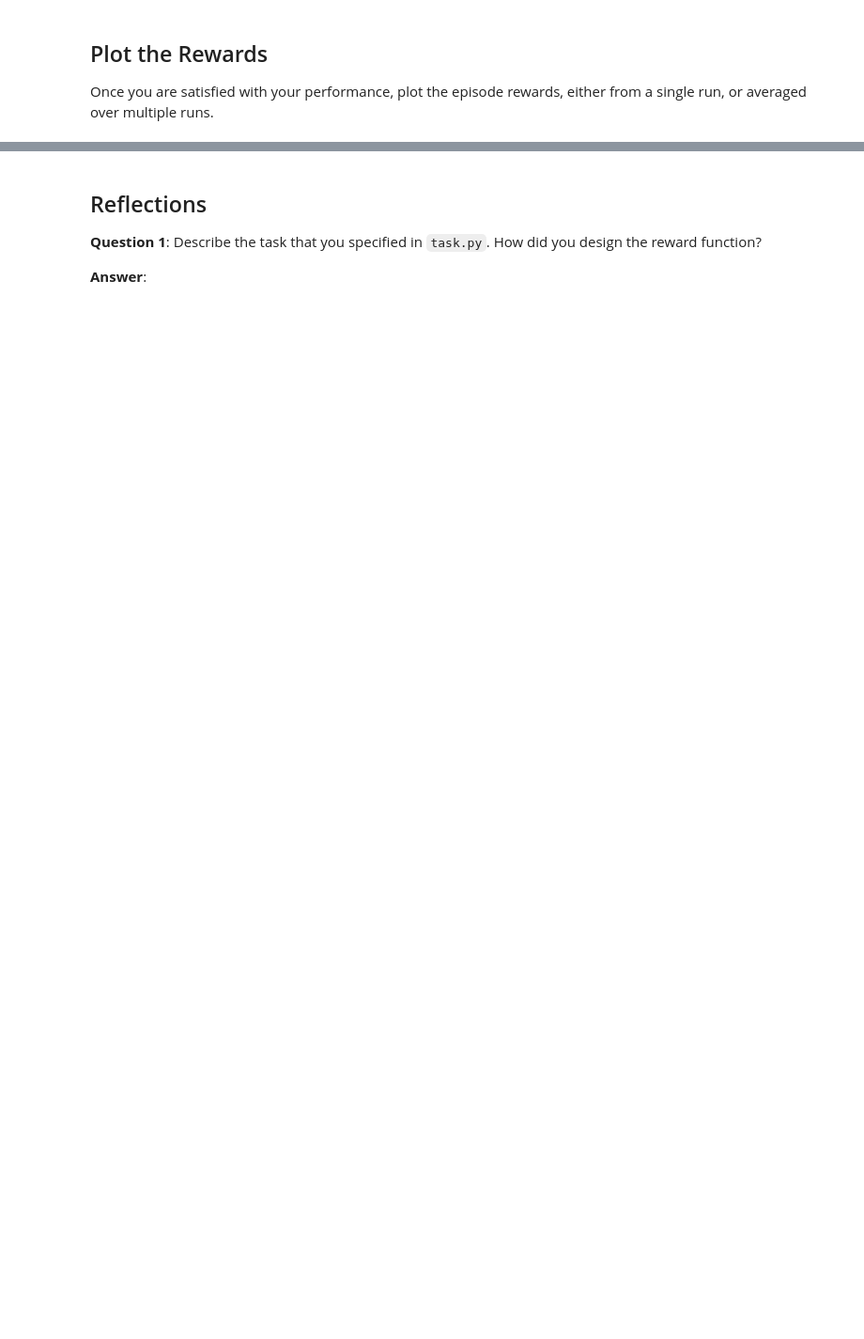
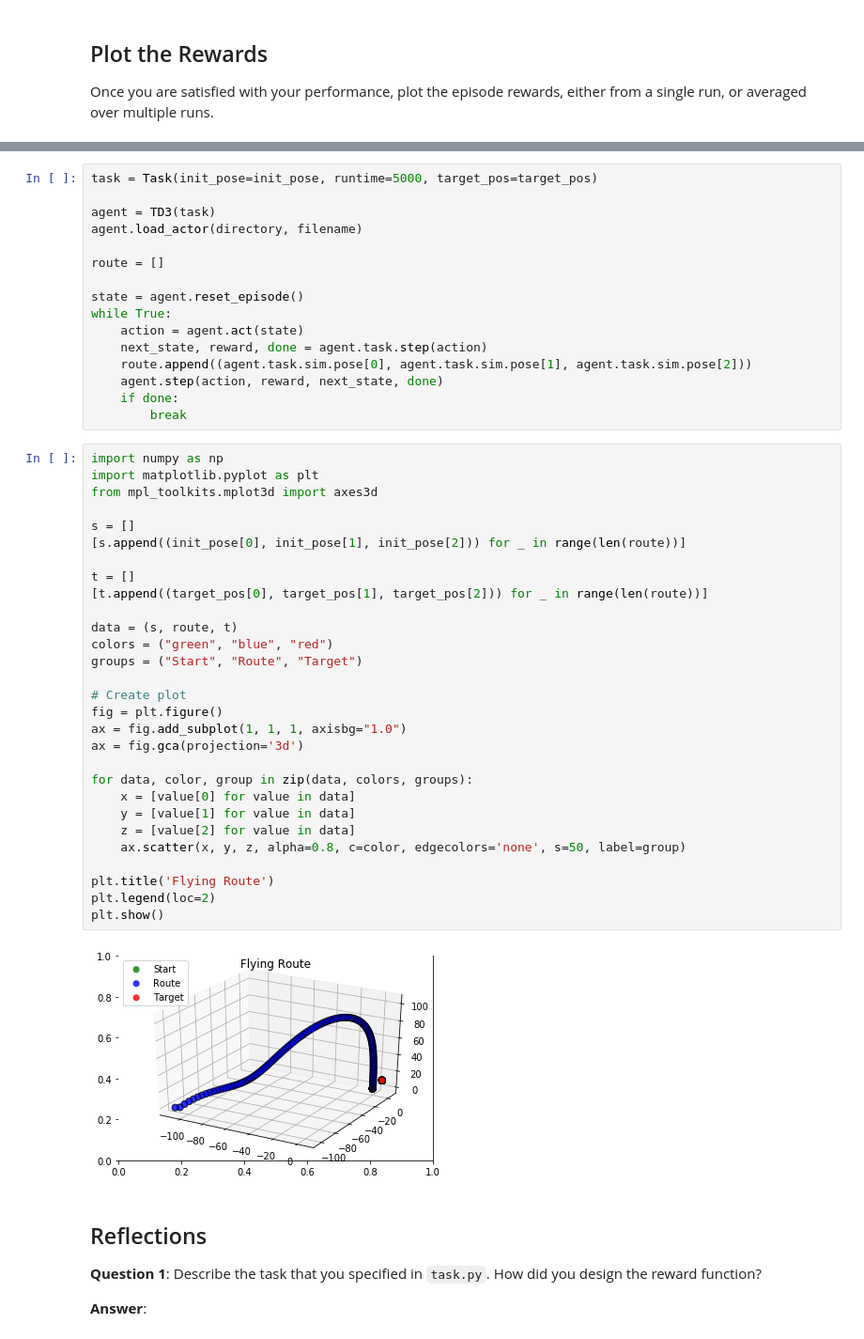
Before and after one commit to tobiassteidle/MLND_Quadcopter, a Jupyter notebook: Quadcopter_Project.ipynb, the cells around one changed output, grey strips where cells are left out. Shown at 94% size. Saved outputs shown, nothing was run; the diff lists cells and outputs as text; blank space fills up the shorter version.

```diff
--- a/Quadcopter_Project.ipynb
+++ b/Quadcopter_Project.ipynb
@@ -295,3 +302,50 @@ plt.show()
+# %%
+task = Task(init_pose=init_pose, runtime=5000, target_pos=target_pos)
+
+agent = TD3(task)
+agent.load_actor(directory, filename)
+
+route = []
+
+state = agent.reset_episode()
+while True:
+    action = agent.act(state)
+    next_state, reward, done = agent.task.step(action)
+    route.append((agent.task.sim.pose[0], agent.task.sim.pose[1], agent.task.sim.pose[2]))
+    agent.step(action, reward, next_state, done)
+    if done:
+        break
+# %%
+import numpy as np
+import matplotlib.pyplot as plt
+from mpl_toolkits.mplot3d import axes3d
+
+s = []
+[s.append((init_pose[0], init_pose[1], init_pose[2])) for _ in range(len(route))]
+
+t = []
+[t.append((target_pos[0], target_pos[1], target_pos[2])) for _ in range(len(route))]
+
+data = (s, route, t)
+colors = ("green", "blue", "red")
+groups = ("Start", "Route", "Target")
+
+# Create plot
+fig = plt.figure()
+ax = fig.add_subplot(1, 1, 1, axisbg="1.0")
+ax = fig.gca(projection='3d')
+
+for data, color, group in zip(data, colors, groups):
+    x = [value[0] for value in data]
+    y = [value[1] for value in data]
+    z = [value[2] for value in data]
+    ax.scatter(x, y, z, alpha=0.8, c=color, edgecolors='none', s=50, label=group)
+
+plt.title('Flying Route')
+plt.legend(loc=2)
+plt.show()
+# %% [output]
+[figure, added]
 # %% [markdown]
 ## Reflections
 
```
Also changed, not shown: parts of 3 cells of this notebook, 2 other files.
